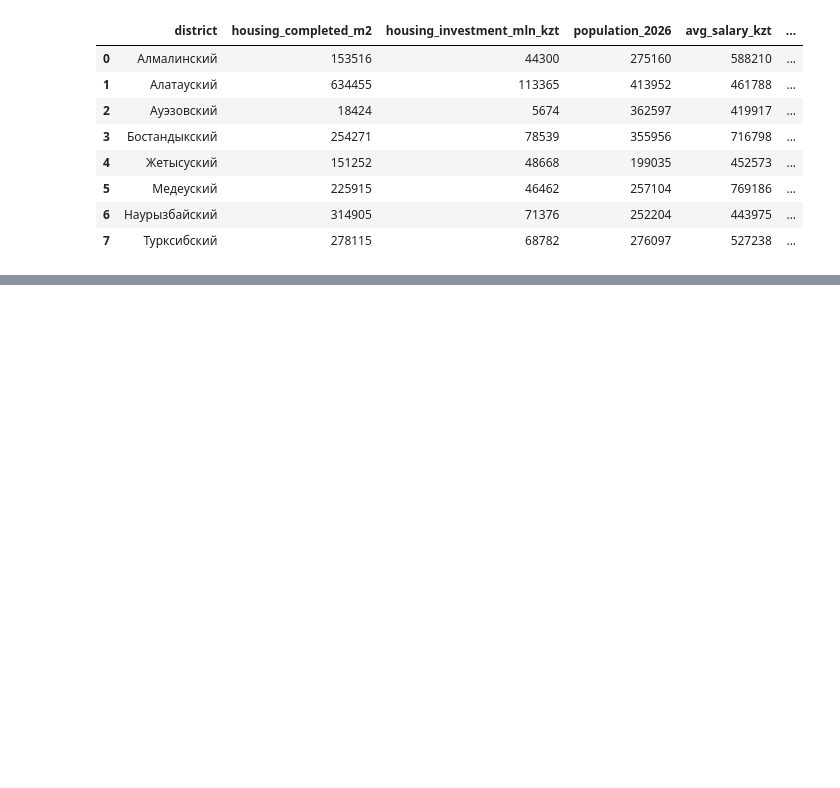
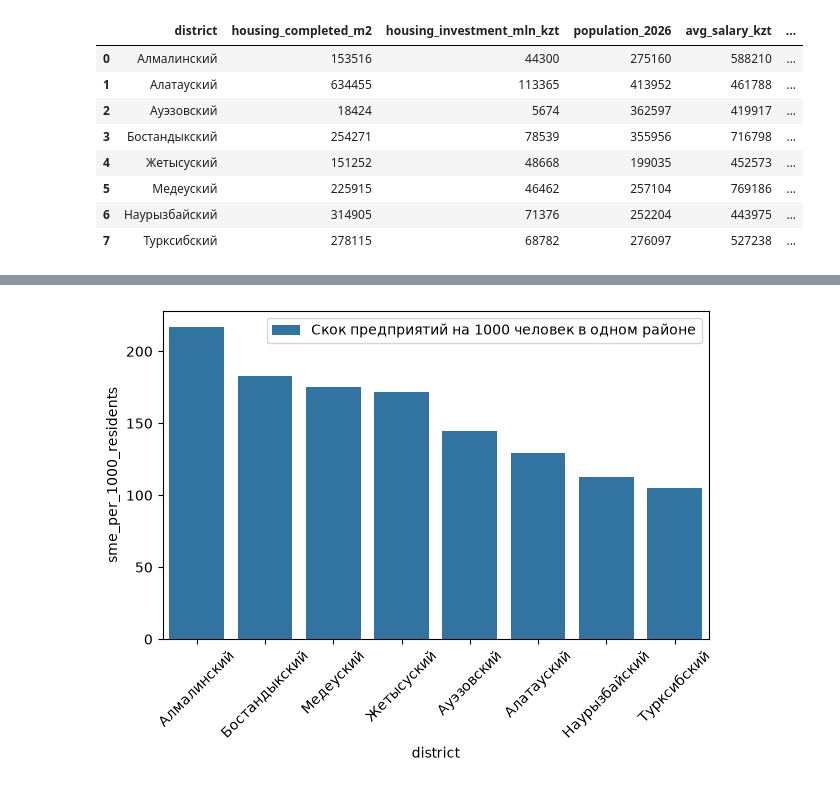
Before and after one commit to muenjmtst/business-location-ai, a Jupyter notebook: notebooks/03_statgov_exploration.ipynb, the cells around one changed output, grey strips where cells are left out. Drawn from its saved outputs; the diff is of its cells as text; code cells hidden in the pictures; blank space fills up the shorter version.

```diff
--- a/notebooks/03_statgov_exploration.ipynb
+++ b/notebooks/03_statgov_exploration.ipynb
@@ -517,0 +527,5 @@ Name: count, dtype: int64
+# %%
+dfv1 = df_merged_v3.copy()
+
+dfv1['population_2026'] = dfv1['population_2026'].astype(int)
+dfv1.info()
@@ -517,0 +546,4 @@ Name: count, dtype: int64
+# %%
+dfv1['sme_per_1000_residents'] = (dfv1['active_sme_2026'] / dfv1['population_2026']) * 1000
+
+dfv1[['district', 'active_sme_2026', 'population_2026', 'sme_per_1000_residents']].sort_values(by='sme_per_1000_residents', ascending=False)
@@ -517,0 +566,7 @@ Name: count, dtype: int64
+# %%
+dfv1['housing_completed_m2'] = dfv1['housing_completed_m2'].astype(int)
+dfv1.info()
+
+dfv1['housing_m2_per_1000_residents'] = (dfv1['housing_completed_m2'] / dfv1['population_2026']) * 1000
+
+dfv1[['district', 'housing_completed_m2', 'population_2026', 'housing_m2_per_1000_residents']].sort_values(by='housing_m2_per_1000_residents', ascending=False)
@@ -517,0 +601,11 @@ Name: count, dtype: int64
+# %%
+dfv1['housing_investment_mln_kzt'] = dfv1['housing_investment_mln_kzt'].astype(int)
+dfv1['housing_investment_mln_kzt'] = dfv1['housing_investment_mln_kzt']
+
+# dfv1['housing_investment_mln_kzt']
+
+# dfv1.info()
+
+dfv1['housing_investment_per_capita_kzt'] = (dfv1['housing_investment_mln_kzt'] * 1000000 / dfv1['population_2026'])
+
+dfv1[['district', 'housing_investment_mln_kzt', 'population_2026', 'housing_investment_per_capita_kzt']].sort_values(by='housing_investment_per_capita_kzt', ascending=False)
@@ -517,0 +630,13 @@ Name: count, dtype: int64
+# %%
+import seaborn as sns
+import matplotlib.pyplot as plt
+
+order = dfv1.sort_values(by='sme_per_1000_residents',ascending=False)['district']
+
+sns.barplot(data=dfv1, x='district', y ='sme_per_1000_residents', label='Скок предприятий на 1000 человек в одном районе', order=order)
+plt.xticks(rotation=45)
+plt.legend()
+plt.tight_layout()
+plt.show()
+# %% [output]
+[figure, added]
```
Also changed, not shown: parts of 15 cells of this notebook.
